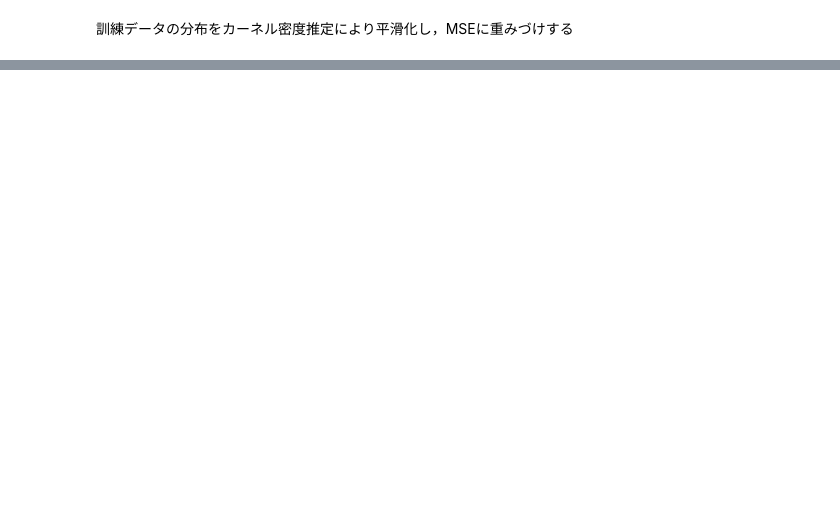
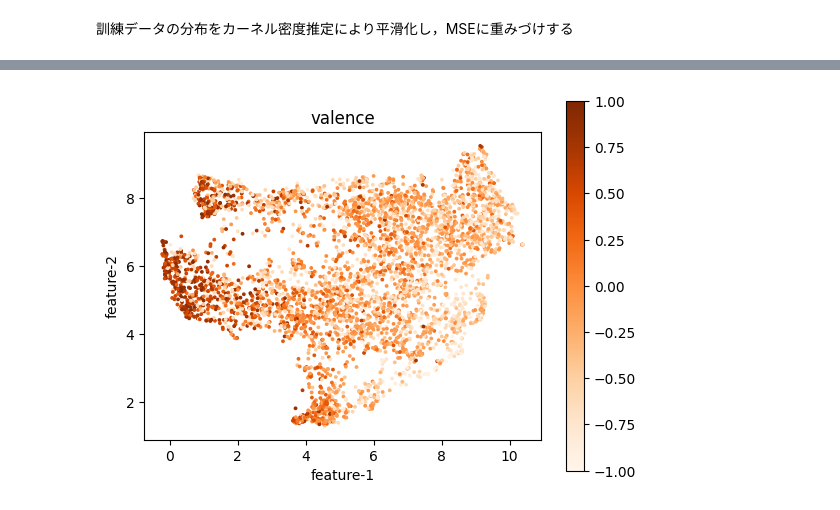
Before and after one commit to HoriiLabWork/lab-work, a Jupyter notebook: affectnet_vit_kde_val.ipynb, the cells around one changed output, grey strips where cells are left out. Drawn from its saved outputs; the diff is of its cells as text; code cells hidden in the pictures; blank space fills up the shorter version.

```diff
--- a/affectnet_vit_kde_val.ipynb
+++ b/affectnet_vit_kde_val.ipynb
@@ -250,7 +391,7 @@ import matplotlib.colors as colors
 import matplotlib.cm as cm
 
 def plot_tokens(tokens, targets, n_neighbors):
-    fig = plt.figure(figsize=(15, 15))
+    fig = plt.figure()
     plt.subplots_adjust(wspace=0.4, hspace=0.6)
     umap = UMAP(n_neighbors=n_neighbors)
     xy = np.array(umap.fit_transform(tokens.numpy()))
@@ -269,7 +410,7 @@ def plot_tokens(tokens, targets, n_neighbors):
                     vmin=-1,
                     vmax=1,
                     s=3)
-    fig.colorbar(mp, ax=ax, shrink=0.335)
+    fig.colorbar(mp, ax=ax)
     plt.show()
     return fig
 # %%
@@ -281 +424,5 @@ print(tokens.shape, targets.shape)
+# %%
+finetuned_fig = plot_tokens(tokens, targets, 10)
+# %% [output]
+[figure, added]
 # %%
```
Also changed, not shown: parts of 12 cells of this notebook.
